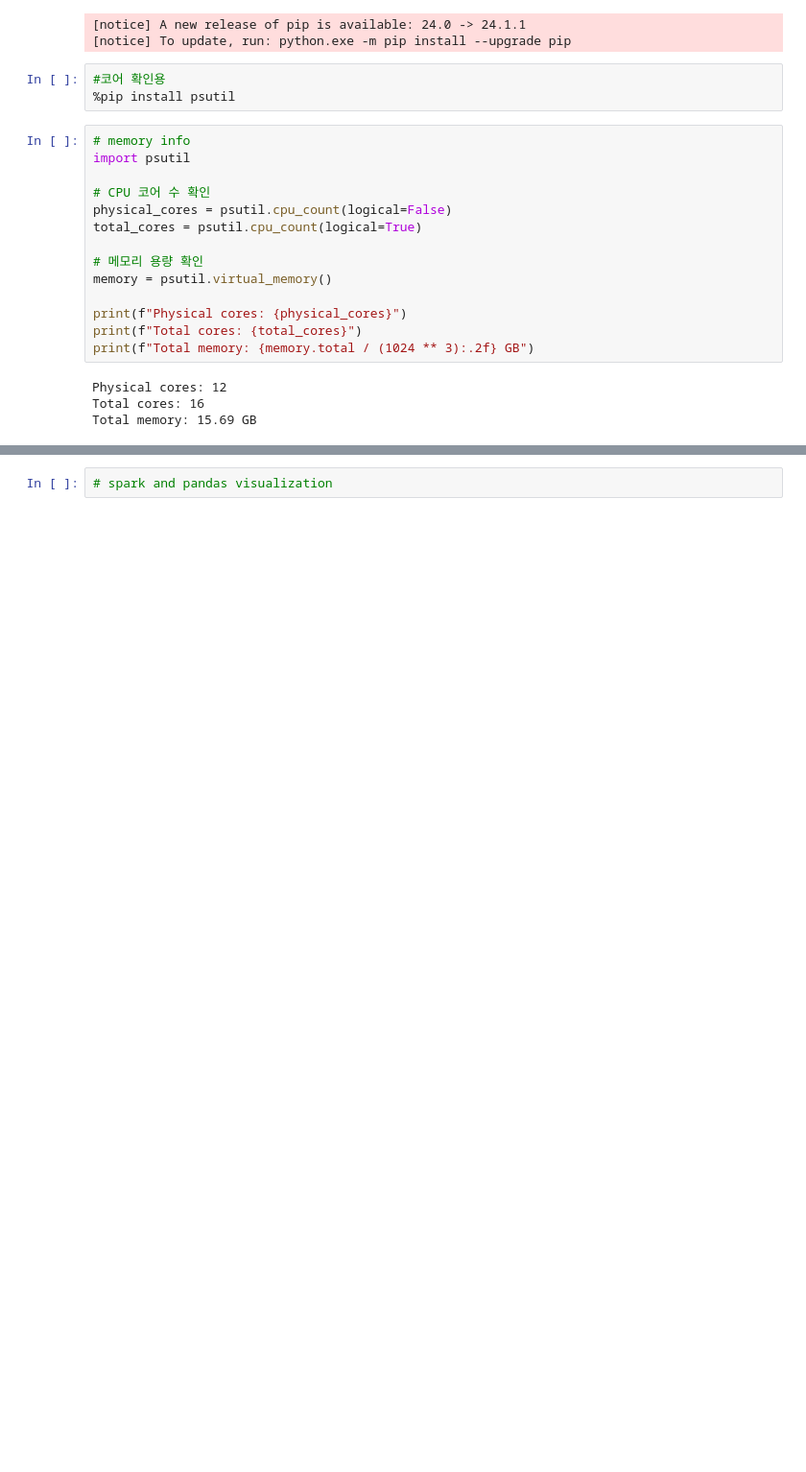
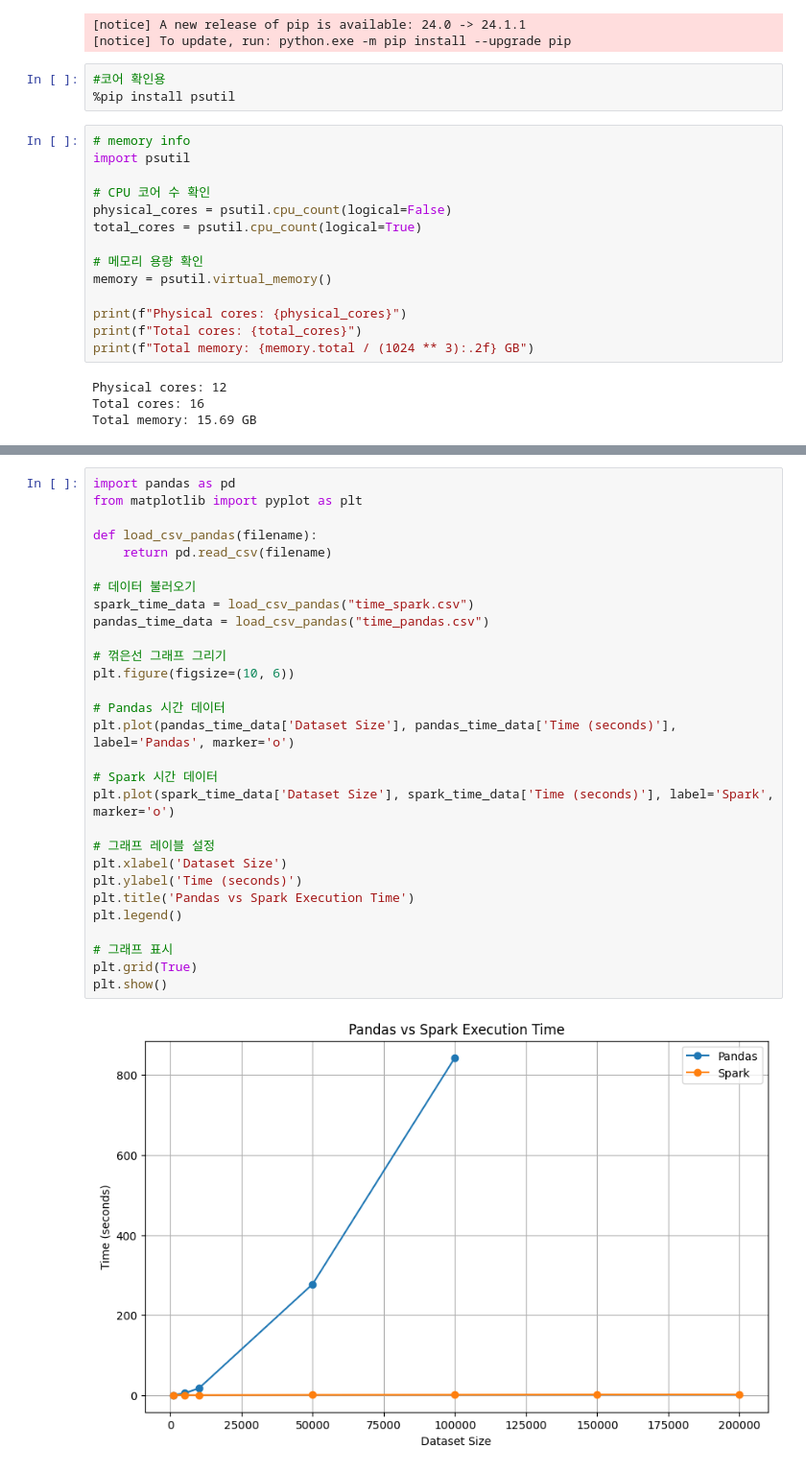
Before and after one commit to dldudwns887/local_test_free, a Jupyter notebook: spark_vs_pandas.ipynb, the cells around one changed output, grey strips where cells are left out. Shown at 96% size. Saved outputs shown, nothing was run; the diff lists cells and outputs as text; blank space fills up the shorter version.

```diff
--- a/spark_vs_pandas.ipynb
+++ b/spark_vs_pandas.ipynb
@@ -208,2 +218,31 @@ if __name__ == "__main__":
-# %%
-# spark and pandas visualization
+# %%
+import pandas as pd
+from matplotlib import pyplot as plt
+
+def load_csv_pandas(filename):
+    return pd.read_csv(filename)
+
+# 데이터 불러오기
+spark_time_data = load_csv_pandas("time_spark.csv")
+pandas_time_data = load_csv_pandas("time_pandas.csv")
+
+# 꺾은선 그래프 그리기
+plt.figure(figsize=(10, 6))
+
+# Pandas 시간 데이터
+plt.plot(pandas_time_data['Dataset Size'], pandas_time_data['Time (seconds)'], label='Pandas', marker='o')
+
+# Spark 시간 데이터
+plt.plot(spark_time_data['Dataset Size'], spark_time_data['Time (seconds)'], label='Spark', marker='o')
+
+# 그래프 레이블 설정
+plt.xlabel('Dataset Size')
+plt.ylabel('Time (seconds)')
+plt.title('Pandas vs Spark Execution Time')
+plt.legend()
+
+# 그래프 표시
+plt.grid(True)
+plt.show()
+# %% [output]
+[figure, added]
```
Also changed, not shown: parts of 3 cells of this notebook, 2 other files.
